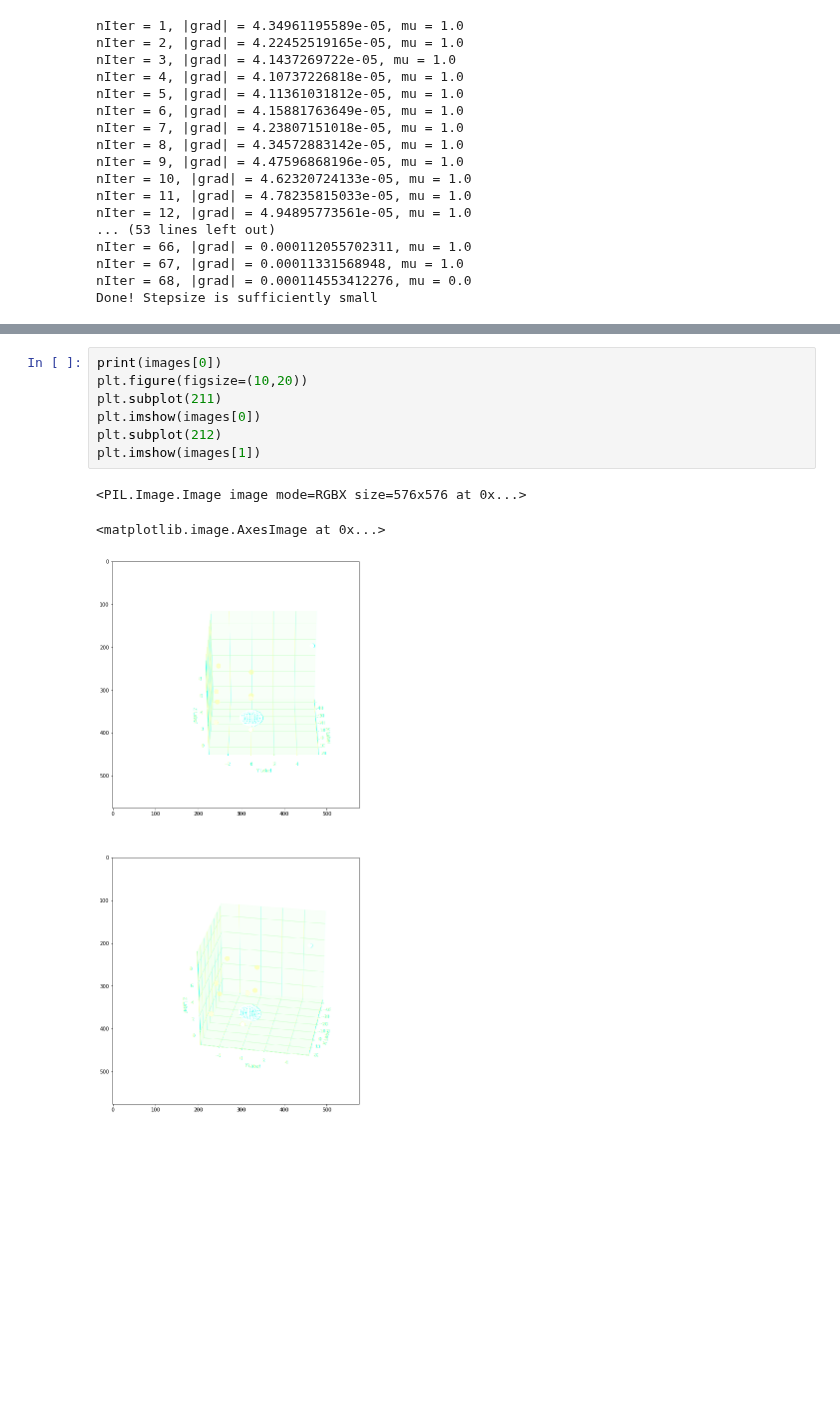
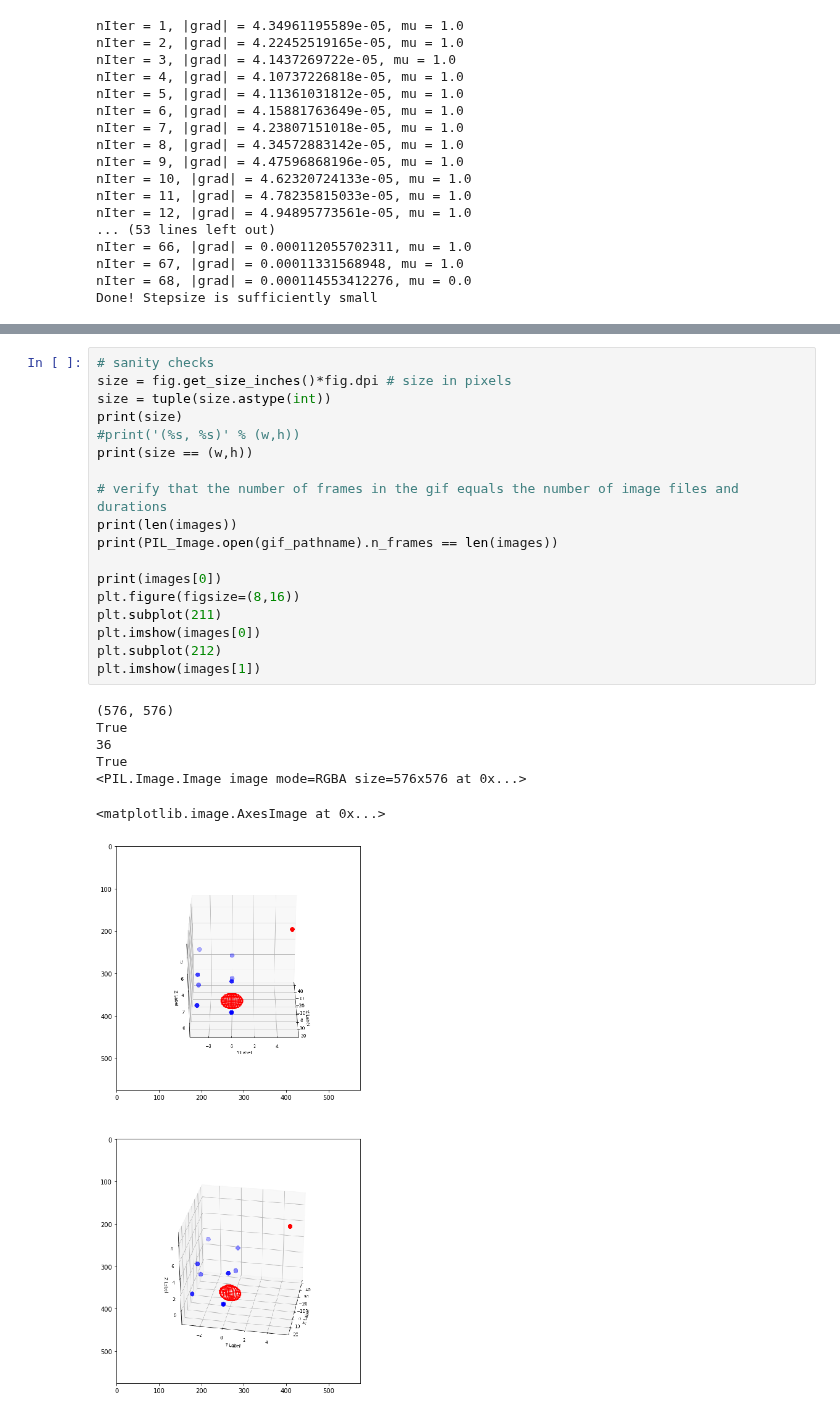
Before and after one commit to longle2718/audio_loc, a Jupyter notebook: python/main.ipynb, the cells around one changed output, grey strips where cells are left out. Saved outputs shown, nothing was run; the diff lists cells and outputs as text; blank space fills up the shorter version.

```diff
--- a/python/main.ipynb
+++ b/python/main.ipynb
@@ -204,14 +218,29 @@ ValueError: unrecognized mode
-# %%
-print(images[0])
-plt.figure(figsize=(10,20))
-plt.subplot(211)
-plt.imshow(images[0])
-plt.subplot(212)
-plt.imshow(images[1])
-# %% [output]
-<PIL.Image.Image image mode=RGBX size=576x576 at 0x...>
-<matplotlib.image.AxesImage at 0x...>
-[figure, removed]
+# %%
+# sanity checks
+size = fig.get_size_inches()*fig.dpi # size in pixels
+size = tuple(size.astype(int))
+print(size)
+#print('(%s, %s)' % (w,h))
+print(size == (w,h))
+
+# verify that the number of frames in the gif equals the number of image files and durations
+print(len(images))
+print(PIL_Image.open(gif_pathname).n_frames == len(images))
+
+print(images[0])
+plt.figure(figsize=(8,16))
+plt.subplot(211)
+plt.imshow(images[0])
+plt.subplot(212)
+plt.imshow(images[1])
+# %% [output]
+(576, 576)
+True
+36
+True
+<PIL.Image.Image image mode=RGBA size=576x576 at 0x...>
+<matplotlib.image.AxesImage at 0x...>
+[figure, added]
 # %%
 # Animate
 gif_pathname = 'images/micsloc_srcloc.gif'
```
Also changed, not shown: parts of 4 cells of this notebook.
